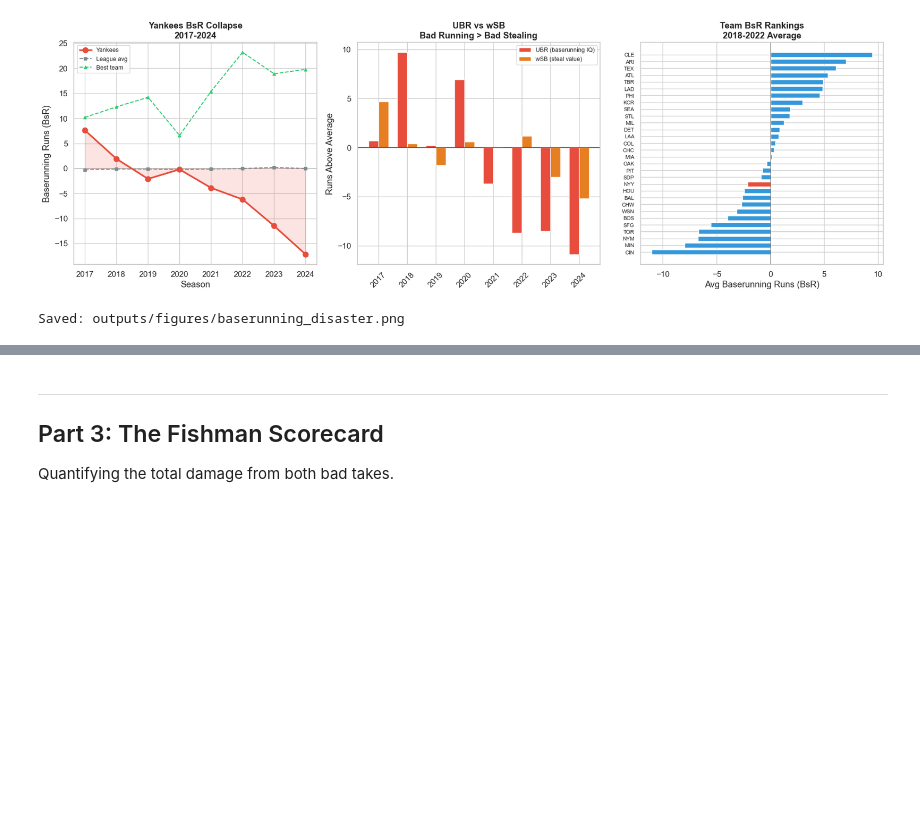
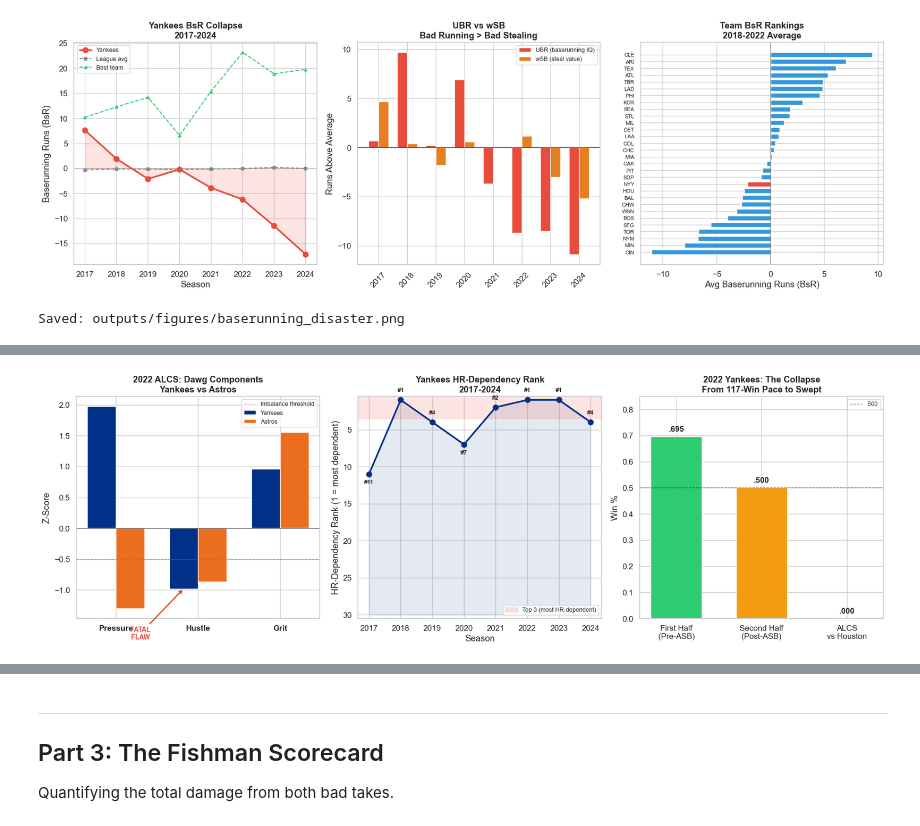
Before and after one commit to regimeiq/fire_fishman, a Jupyter notebook: notebooks/08_fishman_case_studies_executed.ipynb, the cells around one changed output, grey strips where cells are left out. Drawn from its saved outputs; the diff is of its cells as text; code cells hidden in the pictures; blank space fills up the shorter version.

```diff
--- a/notebooks/08_fishman_case_studies_executed.ipynb
+++ b/notebooks/08_fishman_case_studies_executed.ipynb
@@ -681,0 +1197,81 @@ Saved: outputs/figures/baserunning_disaster.png
+# %%
+# === FIGURE 4: The 2022 Paradox ===
+fig, axes = plt.subplots(1, 3, figsize=(18, 6))
+
+# --- Panel A: Dawg component comparison (Yankees vs Astros 2022) ---
+ax = axes[0]
+components = ['Pressure', 'Hustle', 'Grit']
+nyy_vals = [nyy_2022['pressure'], nyy_2022['hustle'], nyy_2022['grit']]
+hou_vals = [hou_2022['pressure'], hou_2022['hustle'], hou_2022['grit']]
+
+x = np.arange(len(components))
+width = 0.35
+bars_nyy = ax.bar(x - width/2, nyy_vals, width, label='Yankees', color='#003087', edgecolor='white')
+bars_hou = ax.bar(x + width/2, hou_vals, width, label='Astros', color='#EB6E1F', edgecolor='white')
+ax.axhline(y=0, color='black', linewidth=0.5)
+ax.axhline(y=-0.5, color='#e74c3c', linewidth=1, linestyle='--', alpha=0.5, label='Imbalance threshold')
+ax.set_xticks(x)
+ax.set_xticklabels(components, fontweight='bold')
+ax.set_ylabel('Z-Score')
+ax.set_title('2022 ALCS: Dawg Components\nYankees vs Astros', fontweight='bold')
+ax.legend(fontsize=9)
+
+# Annotate the Hustle hole
+ax.annotate('FATAL\nFLAW', xy=(1 - width/2, nyy_2022['hustle']),
+            xytext=(0.3, -1.8), fontsize=10, fontweight='bold', color='#e74c3c',
+            arrowprops=dict(arrowstyle='->', color='#e74c3c', lw=2),
+            ha='center')
+
+# --- Panel B: HR-dependency rank timeline ---
+ax = axes[1]
+hr_ranks = []
+hr_pcts = []
+for yr in range(2017, 2025):
+    yr_s = dawg_df[dawg_df['Season'] == yr].copy()
+    yr_s['HR_pct'] = yr_s['HR'] / yr_s['R'] * 100
+    yr_s = yr_s.sort_values('HR_pct', ascending=False).reset_index(drop=True)
+    nyy_r = yr_s[yr_s['Team'] == 'NYY'].index[0] + 1
+    nyy_p = yr_s[yr_s['Team'] == 'NYY']['HR_pct'].values[0]
+    hr_ranks.append(nyy_r)
+    hr_pcts.append(nyy_p)
+
+years = list(range(2017, 2025))
+colors = ['#e74c3c' if r <= 3 else '#f39c12' if r <= 10 else '#95a5a6' for r in hr_ranks]
+ax.bar(years, [31-r for r in hr_ranks], bottom=[r-1 for r in hr_ranks],
+       color=colors, edgecolor='white', width=0.7)  # visual trick: bar height shows rank
+# Actually just plot the rank directly
+ax.clear()
+ax.plot(years, hr_ranks, 'o-', color='#003087', linewidth=2.5, markersize=8, zorder=5)
+ax.fill_between(years, hr_ranks, 30, alpha=0.1, color='#003087')
+ax.axhspan(0.5, 3.5, alpha=0.15, color='#e74c3c', label='Top 3 (most HR-dependent)')
+ax.set_ylim(30.5, 0.5)  # Invert: #1 at top
+ax.set_xlabel('Season')
+ax.set_ylabel('HR-Dependency Rank (1 = most dependent)')
+ax.set_title('Yankees HR-Dependency Rank\n2017-2024', fontweight='bold')
+ax.legend(fontsize=9, loc='lower right')
+for yr, rank in zip(years, hr_ranks):
+    ax.annotate(f'#{rank}', (yr, rank), textcoords="offset points",
+                xytext=(0, -15 if rank > 5 else 12), ha='center', fontsize=9, fontweight='bold')
+
+# --- Panel C: First vs Second Half 2022 ---
+ax = axes[2]
+periods = ['First Half\n(Pre-ASB)', 'Second Half\n(Post-ASB)', 'ALCS\nvs Houston']
+win_pcts = [64/92, 35/70, 0/4]
+colors_c = ['#2ecc71', '#f39c12', '#e74c3c']
+bars = ax.bar(periods, win_pcts, color=colors_c, edgecolor='white', width=0.6)
+ax.axhline(y=0.500, color='black', linewidth=1, linestyle='--', alpha=0.5, label='.500')
+ax.set_ylabel('Win %')
+ax.set_title('2022 Yankees: The Collapse\nFrom 117-Win Pace to Swept', fontweight='bold')
+ax.set_ylim(0, 0.85)
+ax.legend(fontsize=9)
+for bar, pct in zip(bars, win_pcts):
+    ax.text(bar.get_x() + bar.get_width()/2, bar.get_height() + 0.02,
+            f'.{int(pct*1000):03d}', ha='center', fontweight='bold', fontsize=12)
+
+plt.tight_layout()
+plt.savefig("../outputs/figures/2022_paradox.png", dpi=150, bbox_inches="tight",
+            facecolor="white", edgecolor="none")
+plt.show()
+print("\nSaved: outputs/figures/2022_paradox.png")
+# %% [output]
+[figure, added]
```
Also changed, not shown: parts of 14 cells of this notebook, 3 other files.
